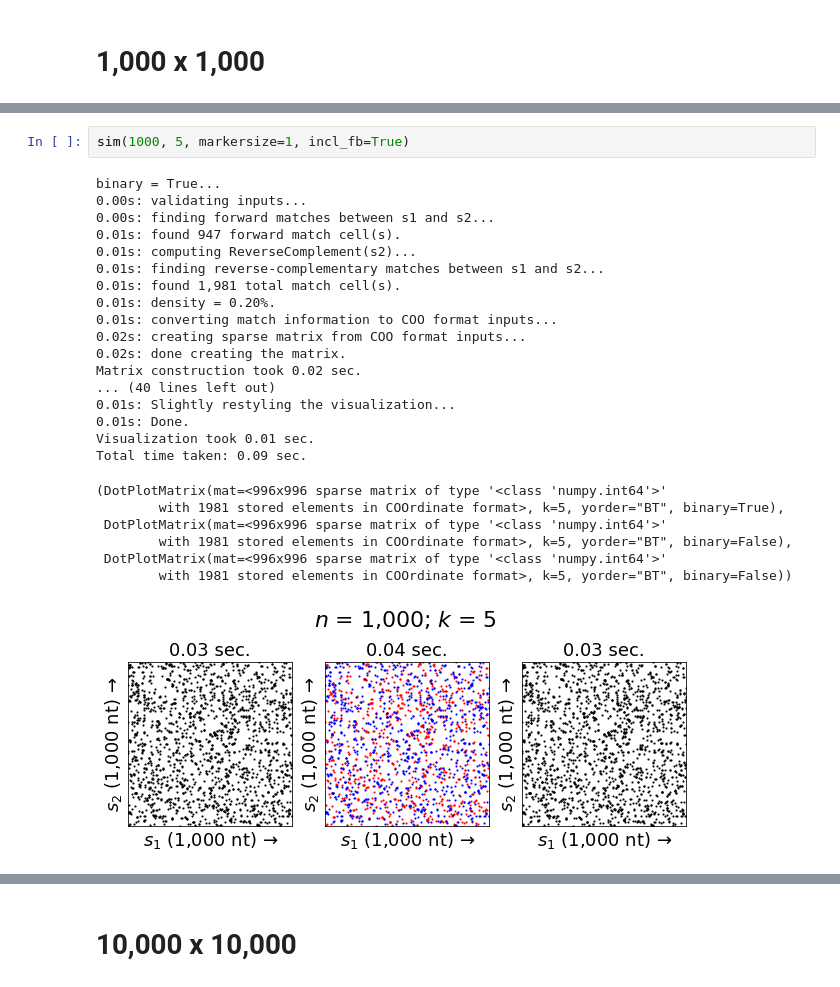
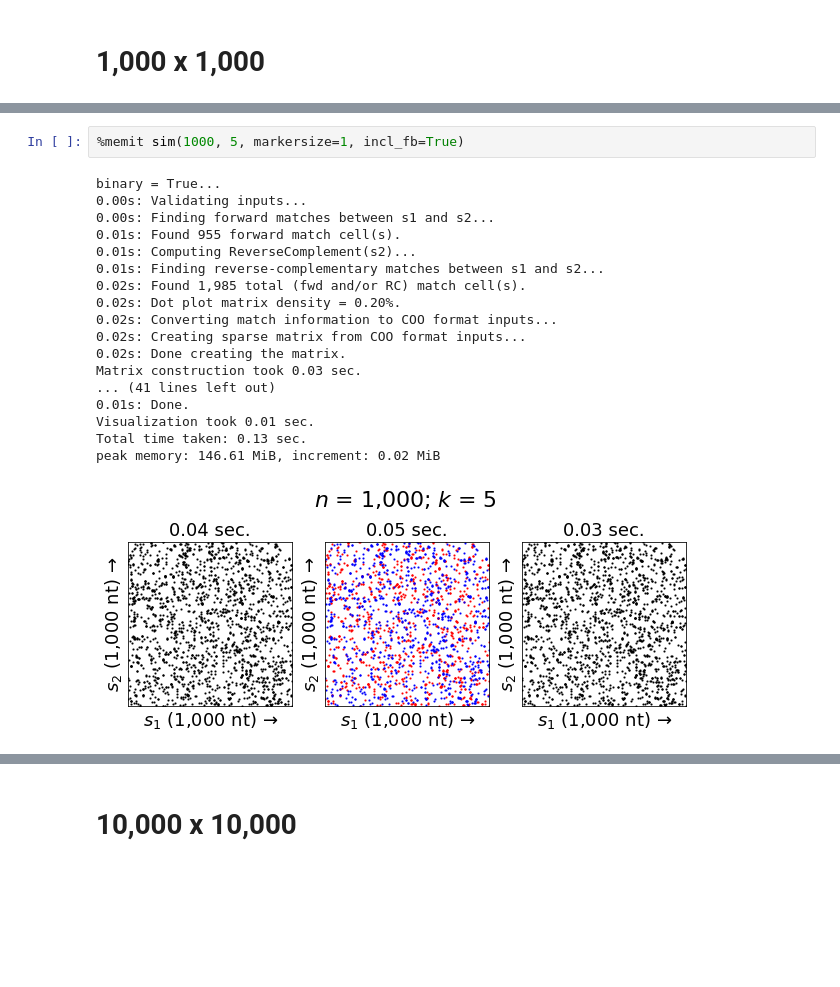
Before and after one commit to fedarko/wotplot, a Jupyter notebook: docs/Benchmarking.ipynb, the cells around one changed output, grey strips where cells are left out. Drawn from its saved outputs; the diff is of its cells as text; blank space fills up the shorter version.

```diff
--- a/docs/Benchmarking.ipynb
+++ b/docs/Benchmarking.ipynb
@@ -289,28 +249,22 @@ Total time taken: 0.44 sec.
 # %%
-sim(1000, 5, markersize=1, incl_fb=True)
+%memit sim(1000, 5, markersize=1, incl_fb=True)
 # %% [output]
 binary = True...
-0.00s: validating inputs...
-0.00s: finding forward matches between s1 and s2...
-0.01s: found 947 forward match cell(s).
-0.01s: computing ReverseComplement(s2)...
-0.01s: finding reverse-complementary matches between s1 and s2...
-0.01s: found 1,981 total match cell(s).
-0.01s: density = 0.20%.
-0.01s: converting match information to COO format inputs...
-0.02s: creating sparse matrix from COO format inputs...
-0.02s: done creating the matrix.
-Matrix construction took 0.02 sec.
-... (40 lines left out)
-0.01s: Slightly restyling the visualization...
+0.00s: Validating inputs...
+0.00s: Finding forward matches between s1 and s2...
+0.01s: Found 955 forward match cell(s).
+0.01s: Computing ReverseComplement(s2)...
+0.01s: Finding reverse-complementary matches between s1 and s2...
+0.02s: Found 1,985 total (fwd and/or RC) match cell(s).
+0.02s: Dot plot matrix density = 0.20%.
+0.02s: Converting match information to COO format inputs...
+0.02s: Creating sparse matrix from COO format inputs...
+0.02s: Done creating the matrix.
+Matrix construction took 0.03 sec.
+... (41 lines left out)
 0.01s: Done.
 Visualization took 0.01 sec.
-Total time taken: 0.09 sec.
+Total time taken: 0.13 sec.
+peak memory: 146.61 MiB, increment: 0.02 MiB
-(DotPlotMatrix(mat=<996x996 sparse matrix of type '<class 'numpy.int64'>'
-        with 1981 stored elements in COOrdinate format>, k=5, yorder="BT", binary=True),
- DotPlotMatrix(mat=<996x996 sparse matrix of type '<class 'numpy.int64'>'
-        with 1981 stored elements in COOrdinate format>, k=5, yorder="BT", binary=False),
- DotPlotMatrix(mat=<996x996 sparse matrix of type '<class 'numpy.int64'>'
-        with 1981 stored elements in COOrdinate format>, k=5, yorder="BT", binary=False))
-[figure, old version]
+[figure, new version]
 # %%
```
Also changed, not shown: parts of 27 cells of this notebook.
